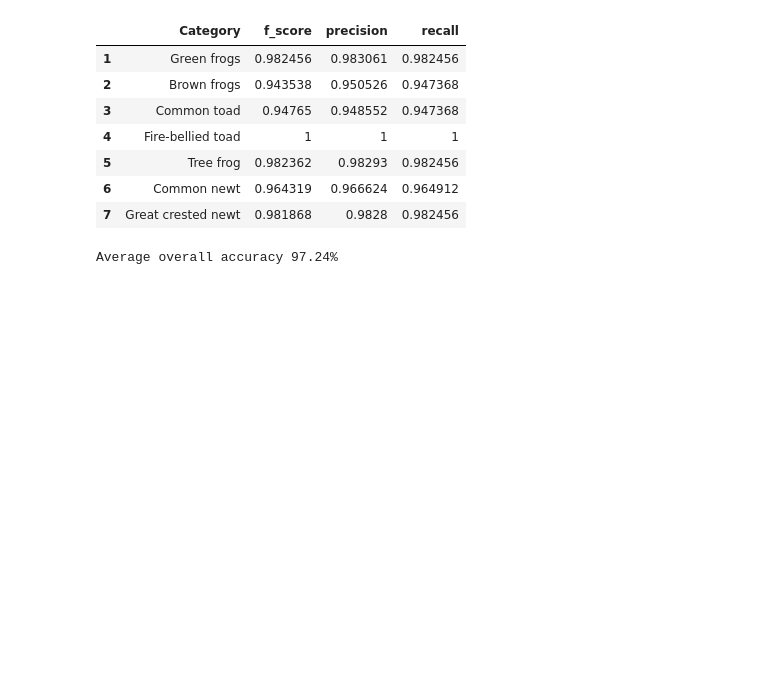
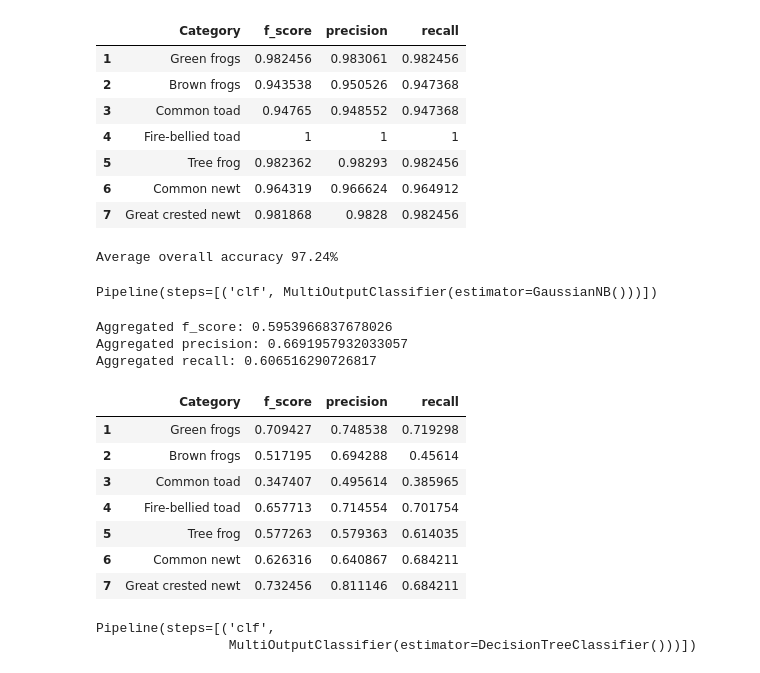
Before and after one commit to Siddharth-14/Amphibians-Counter, a Jupyter notebook: Amphibians.ipynb, the cells around one changed output. Cells and saved outputs as stored; diff of their text form; code cells hidden in the pictures; blank space fills up the shorter version.

Commit message:
Model and Data Commited
Added different Model and Added Dataset

```diff
--- a/Amphibians.ipynb
+++ b/Amphibians.ipynb
@@ -178,3 +178,34 @@ overall_accuracy = (y_pred == y_test).mean().mean()
 print('Average overall accuracy {0:.2f}% \n'.format(overall_accuracy*100))
 # %% [output]
 Average overall accuracy 97.24%
+# %%
+from sklearn.naive_bayes import GaussianNB
+
+def model_pipeline_gaussiannb():
+    pipeline = Pipeline([
+        ('clf', MultiOutputClassifier(GaussianNB()))
+    ])
+
+    return pipeline
+# %%
+model = []
+model = model_pipeline_gaussiannb()
+model.fit(X_train, y_train)
+# %% [output]
+Pipeline(steps=[('clf', MultiOutputClassifier(estimator=GaussianNB()))])
+# %%
+y_pred = model.predict(X_test)
+# %%
+get_results(y_test, y_pred)
+# %% [output]
+Aggregated f_score: 0.5953966837678026
+Aggregated precision: 0.6691957932033057
+Aggregated recall: 0.606516290726817
+|  | Category | f_score | precision | recall |
+| 1 | Green frogs | 0.709427 | 0.748538 | 0.719298 |
+| 2 | Brown frogs | 0.517195 | 0.694288 | 0.45614 |
+| 3 | Common toad | 0.347407 | 0.495614 | 0.385965 |
+| 4 | Fire-bellied toad | 0.657713 | 0.714554 | 0.701754 |
+| 5 | Tree frog | 0.577263 | 0.579363 | 0.614035 |
+| 6 | Common newt | 0.626316 | 0.640867 | 0.684211 |
+| 7 | Great crested newt | 0.732456 | 0.811146 | 0.684211 |
@@ -180,0 +221,7 @@ Average overall accuracy 97.24%
+# %%
+model = []
+model = model_pipeline_tree()
+model.fit(X_train, y_train)
+# %% [output]
+Pipeline(steps=[('clf',
+                 MultiOutputClassifier(estimator=DecisionTreeClassifier()))])
```
Also changed, not shown: parts of 15 cells of this notebook, 1 other file.
